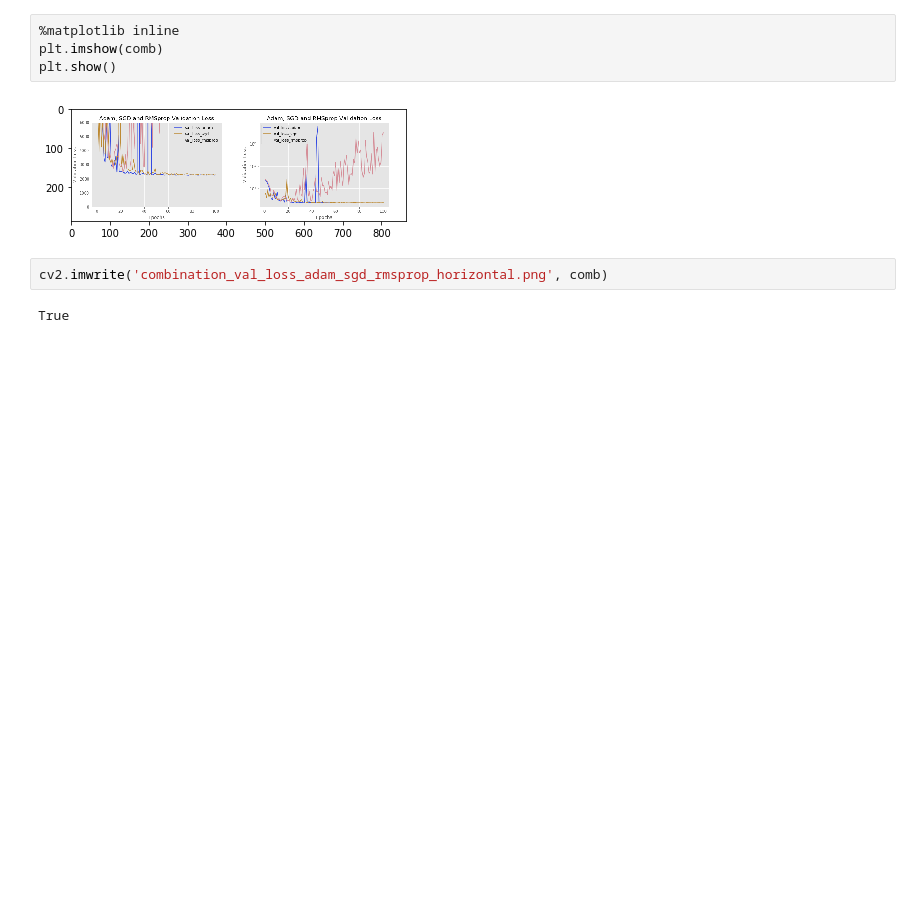
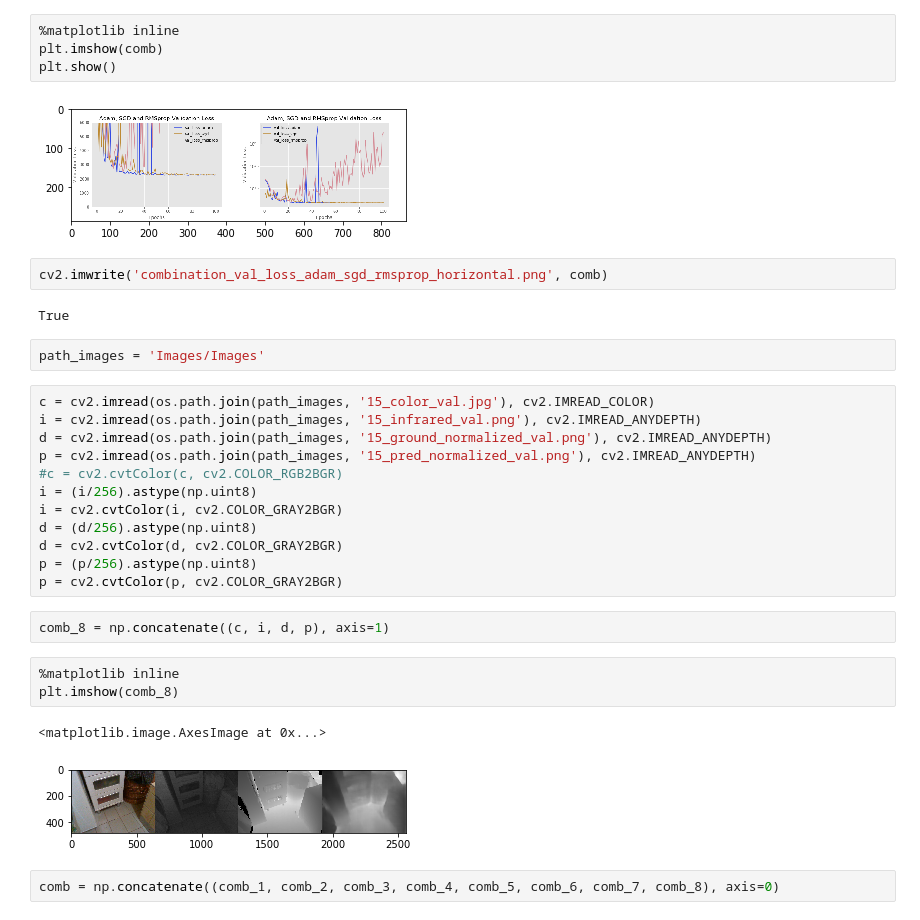
Before and after one commit to jufi2112/BelegPrograms, a Jupyter notebook: Visualization/Combine_Images.ipynb, the cells around one changed output. Cells and saved outputs as stored; diff of their text form; blank space fills up the shorter version.

```diff
--- a/Visualization/Combine_Images.ipynb
+++ b/Visualization/Combine_Images.ipynb
@@ -91,3 +91,27 @@ plt.show()
 cv2.imwrite('combination_val_loss_adam_sgd_rmsprop_horizontal.png', comb)
 # %% [output]
 True
+# %%
+path_images = 'Images/Images'
+# %%
+c = cv2.imread(os.path.join(path_images, '15_color_val.jpg'), cv2.IMREAD_COLOR)
+i = cv2.imread(os.path.join(path_images, '15_infrared_val.png'), cv2.IMREAD_ANYDEPTH)
+d = cv2.imread(os.path.join(path_images, '15_ground_normalized_val.png'), cv2.IMREAD_ANYDEPTH)
+p = cv2.imread(os.path.join(path_images, '15_pred_normalized_val.png'), cv2.IMREAD_ANYDEPTH)
+#c = cv2.cvtColor(c, cv2.COLOR_RGB2BGR)
+i = (i/256).astype(np.uint8)
+i = cv2.cvtColor(i, cv2.COLOR_GRAY2BGR)
+d = (d/256).astype(np.uint8)
+d = cv2.cvtColor(d, cv2.COLOR_GRAY2BGR)
+p = (p/256).astype(np.uint8)
+p = cv2.cvtColor(p, cv2.COLOR_GRAY2BGR)
+# %%
+comb_8 = np.concatenate((c, i, d, p), axis=1)
+# %%
+%matplotlib inline
+plt.imshow(comb_8)
+# %% [output]
+<matplotlib.image.AxesImage at 0x...>
+[figure, added]
+# %%
+comb = np.concatenate((comb_1, comb_2, comb_3, comb_4, comb_5, comb_6, comb_7, comb_8), axis=0)
```
Also changed, not shown: parts of 4 cells of this notebook, 5 other files.
